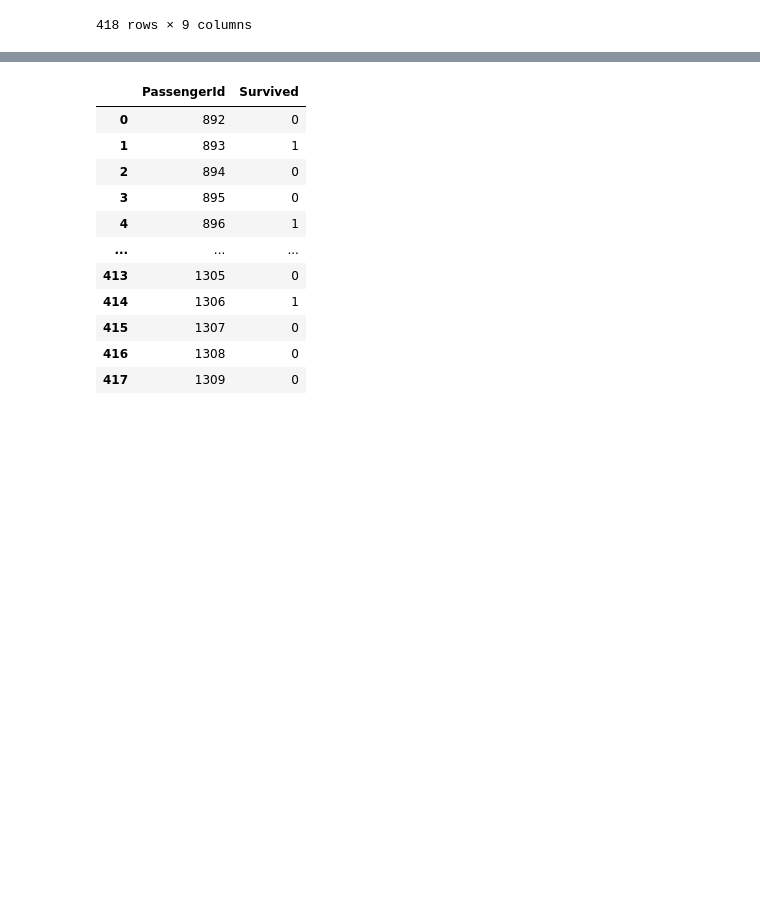
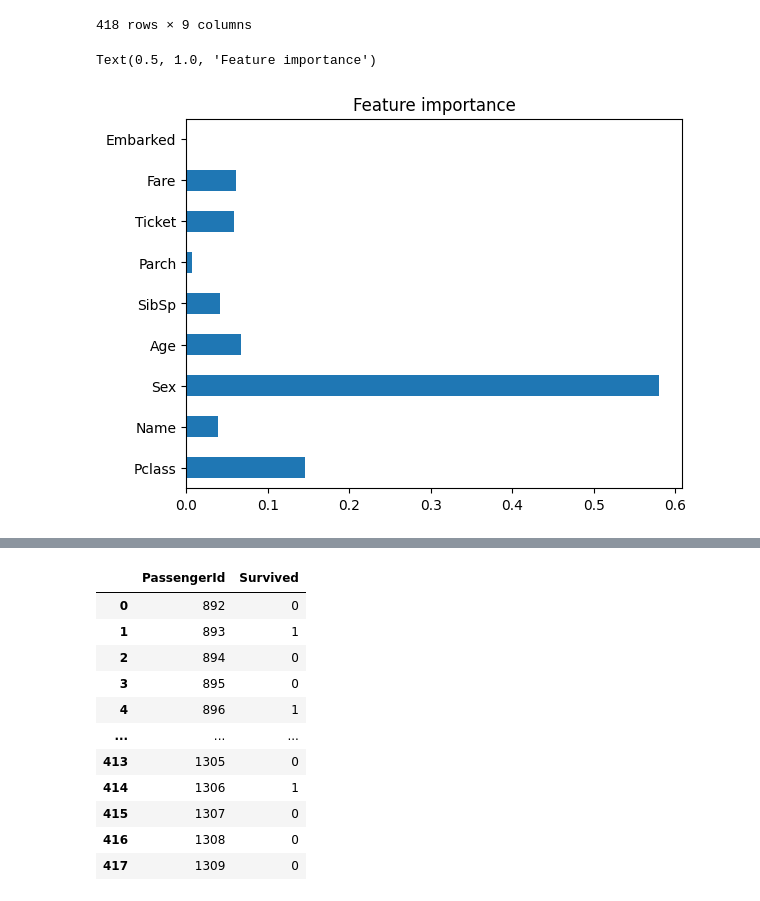
Before and after one commit to kristijanpetronijevic/kaggle_titanic, a Jupyter notebook: train.ipynb, the cells around one changed output, grey strips where cells are left out. Drawn from its saved outputs; the diff is of its cells as text; code cells hidden in the pictures; blank space fills up the shorter version.

```diff
--- a/train.ipynb
+++ b/train.ipynb
@@ -225,6 +261,12 @@ test_df
 418 rows × 9 columns
 # %%
 pr = finalModel.predict(test_df)
+# %%
+pd.Series(finalModel.feature_importances_, index=X.columns).plot.barh()
+plt.title("Feature importance")
+# %% [output]
+Text(0.5, 1.0, 'Feature importance')
+[figure, added]
 # %%
 res_frame = pd.DataFrame(pr, columns= ['Survived'])
 res_frame['PassengerId'] = passId
```
Also changed, not shown: parts of 12 cells of this notebook.
